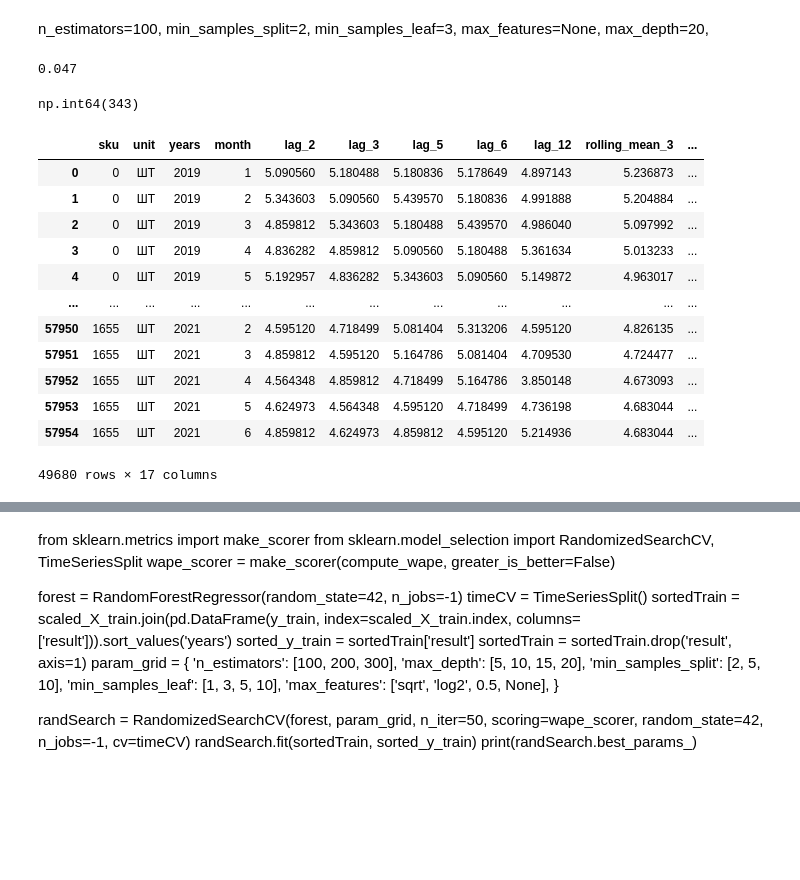
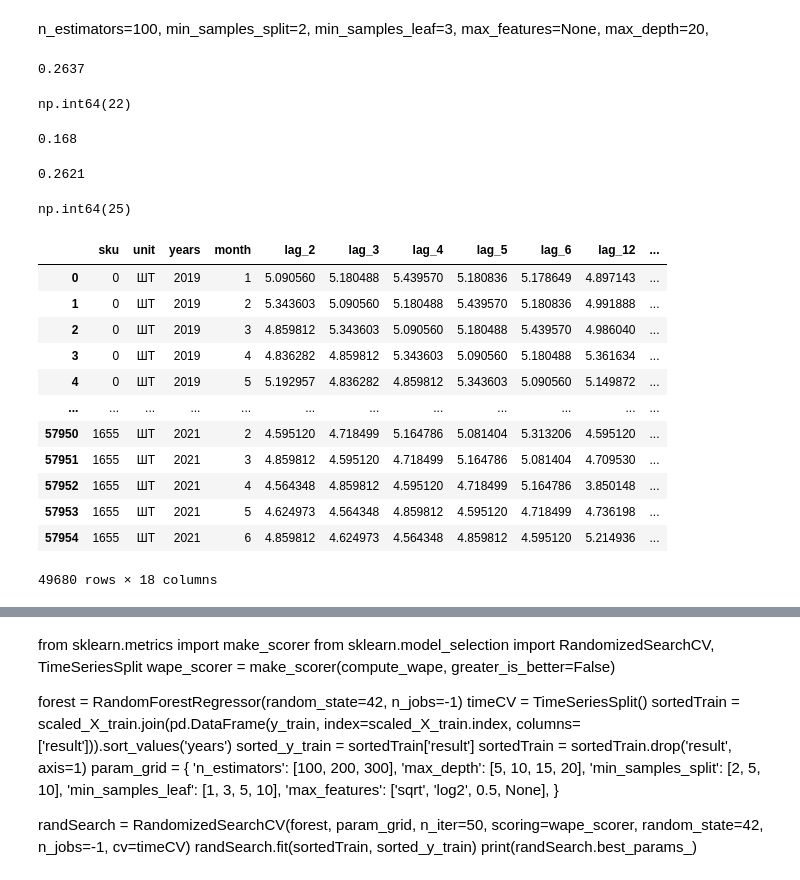
Before and after one commit to HEYDA4HNK/mamo-2026, a Jupyter notebook: Notebook.ipynb, the cells around one changed output, grey strips where cells are left out. Saved outputs shown, nothing was run; the diff lists cells and outputs as text; code cells hidden in the pictures; blank space fills up the shorter version.

```diff
--- a/Notebook.ipynb
+++ b/Notebook.ipynb
@@ -811,0 +893,9 @@ np.int64(613)
+# %%
+esmiators = [("forest", bestForest), ("gradBoost", gradbBoost), ("KNR", kNR), ("catBoost", catBoostReg)]
+# %%
+from sklearn.ensemble import VotingRegressor
+
+voting = VotingRegressor(esmiators, n_jobs=-1)
+voting.fit(scaled_X_train, y_train)
+predictedTrainVote = voting.predict(scaled_X_train)
+round(compute_wape(toTrueY(y_train), toTrueY(predictedTrainVote)), 3)
@@ -811,0 +913,7 @@ np.int64(613)
+# %%
+from sklearn.ensemble import StackingRegressor
+
+stacking = StackingRegressor(esmiators, svr, n_jobs=-1)
+stacking.fit(scaled_X_train, y_train)
+predictedTrainStacking = stacking.predict(scaled_X_train)
+round(compute_wape(toTrueY(y_train), toTrueY(bestForest)), 3)
@@ -916,35 +1035,52 @@ round(compute_wape(y_train, predictedTrainBest), 3)
 n_estimators=100, min_samples_split=2, min_samples_leaf=3, max_features=None, max_depth=20,
 # %%
 predictedTestBest = bestForest_1.predict(scaled_X_test)
-round(compute_wape(y_test, predictedTestBest), 4)
+round(compute_wape(toTrueY(y_test), toTrueY(predictedTestBest)), 4)
 # %% [output]
-0.047
+0.2637
 # %%
-(mase(X_test[['sku']].astype(str), params_X_test['lag_12'], y_test, predictedTestBest) > 1).sum()
+(mase(X_test[['sku']].astype(str), params_X_test['lag_12'], toTrueY(y_test), toTrueY(predictedTestBest)) > 1).sum()
 # %% [output]
-np.int64(343)
+np.int64(22)
+# %%
+esmiators = [("forest", bestForest_1), ("KNR", kNR)]
+voting_1 = VotingRegressor(esmiators, n_jobs=-1)
+voting_1.fit(scaled_X_train, y_train)
+predictedTrainVote = voting_1.predict(scaled_X_train)
+round(compute_wape(toTrueY(y_train), toTrueY(predictedTrainVote)), 3)
+# %% [output]
+0.168
+# %%
+predictedTestVote = voting_1.predict(scaled_X_test)
+round(compute_wape(toTrueY(y_test), toTrueY(predictedTestVote)), 4)
+# %% [output]
+0.2621
+# %%
+(mase(X_test[['sku']].astype(str), params_X_test['lag_12'], toTrueY(y_test), toTrueY(predictedTestVote)) > 1).sum()
+# %% [output]
+np.int64(25)
 # %%
 learnTrain = X_train.copy()
 learnTrain['resultValue'] = y_train
-lags_2 = [2, 3, 5, 6, 12]
+lags_2 = [2, 3, 4, 5, 6, 12]
 windows = [3, 6, 12]
 paramsTrain, cols, free_cols = add_all_info_rows(learnTrain, lags_2, windows)
 X_train_params = paramsTrain.drop('resultValue', axis=1)
 X_train_params
 # %% [output]
-|  | sku | unit | years | month | lag_2 | lag_3 | lag_5 | lag_6 | lag_12 | rolling_mean_3 | ... |
-| 0 | 0 | ШТ | 2019 | 1 | 5.090560 | 5.180488 | 5.180836 | 5.178649 | 4.897143 | 5.236873 | ... |
-| 1 | 0 | ШТ | 2019 | 2 | 5.343603 | 5.090560 | 5.439570 | 5.180836 | 4.991888 | 5.204884 | ... |
-| 2 | 0 | ШТ | 2019 | 3 | 4.859812 | 5.343603 | 5.180488 | 5.439570 | 4.986040 | 5.097992 | ... |
-| 3 | 0 | ШТ | 2019 | 4 | 4.836282 | 4.859812 | 5.090560 | 5.180488 | 5.361634 | 5.013233 | ... |
-| 4 | 0 | ШТ | 2019 | 5 | 5.192957 | 4.836282 | 5.343603 | 5.090560 | 5.149872 | 4.963017 | ... |
+|  | sku | unit | years | month | lag_2 | lag_3 | lag_4 | lag_5 | lag_6 | lag_12 | ... |
+| 0 | 0 | ШТ | 2019 | 1 | 5.090560 | 5.180488 | 5.439570 | 5.180836 | 5.178649 | 4.897143 | ... |
+| 1 | 0 | ШТ | 2019 | 2 | 5.343603 | 5.090560 | 5.180488 | 5.439570 | 5.180836 | 4.991888 | ... |
+| 2 | 0 | ШТ | 2019 | 3 | 4.859812 | 5.343603 | 5.090560 | 5.180488 | 5.439570 | 4.986040 | ... |
+| 3 | 0 | ШТ | 2019 | 4 | 4.836282 | 4.859812 | 5.343603 | 5.090560 | 5.180488 | 5.361634 | ... |
+| 4 | 0 | ШТ | 2019 | 5 | 5.192957 | 4.836282 | 4.859812 | 5.343603 | 5.090560 | 5.149872 | ... |
 | ... | ... | ... | ... | ... | ... | ... | ... | ... | ... | ... | ... |
-| 57950 | 1655 | ШТ | 2021 | 2 | 4.595120 | 4.718499 | 5.081404 | 5.313206 | 4.595120 | 4.826135 | ... |
-| 57951 | 1655 | ШТ | 2021 | 3 | 4.859812 | 4.595120 | 5.164786 | 5.081404 | 4.709530 | 4.724477 | ... |
-| 57952 | 1655 | ШТ | 2021 | 4 | 4.564348 | 4.859812 | 4.718499 | 5.164786 | 3.850148 | 4.673093 | ... |
-| 57953 | 1655 | ШТ | 2021 | 5 | 4.624973 | 4.564348 | 4.595120 | 4.718499 | 4.736198 | 4.683044 | ... |
-| 57954 | 1655 | ШТ | 2021 | 6 | 4.859812 | 4.624973 | 4.859812 | 4.595120 | 5.214936 | 4.683044 | ... |
+| 57950 | 1655 | ШТ | 2021 | 2 | 4.595120 | 4.718499 | 5.164786 | 5.081404 | 5.313206 | 4.595120 | ... |
+| 57951 | 1655 | ШТ | 2021 | 3 | 4.859812 | 4.595120 | 4.718499 | 5.164786 | 5.081404 | 4.709530 | ... |
+| 57952 | 1655 | ШТ | 2021 | 4 | 4.564348 | 4.859812 | 4.595120 | 4.718499 | 5.164786 | 3.850148 | ... |
+| 57953 | 1655 | ШТ | 2021 | 5 | 4.624973 | 4.564348 | 4.859812 | 4.595120 | 4.718499 | 4.736198 | ... |
+| 57954 | 1655 | ШТ | 2021 | 6 | 4.859812 | 4.624973 | 4.564348 | 4.859812 | 4.595120 | 5.214936 | ... |
-49680 rows × 17 columns
+49680 rows × 18 columns
 # %%
 all_test_months =  pd.unique(X_test['month'])
 all_test_years =  pd.unique(X_test['years'])
```
Also changed, not shown: parts of 46 cells of this notebook, 17 other files.
